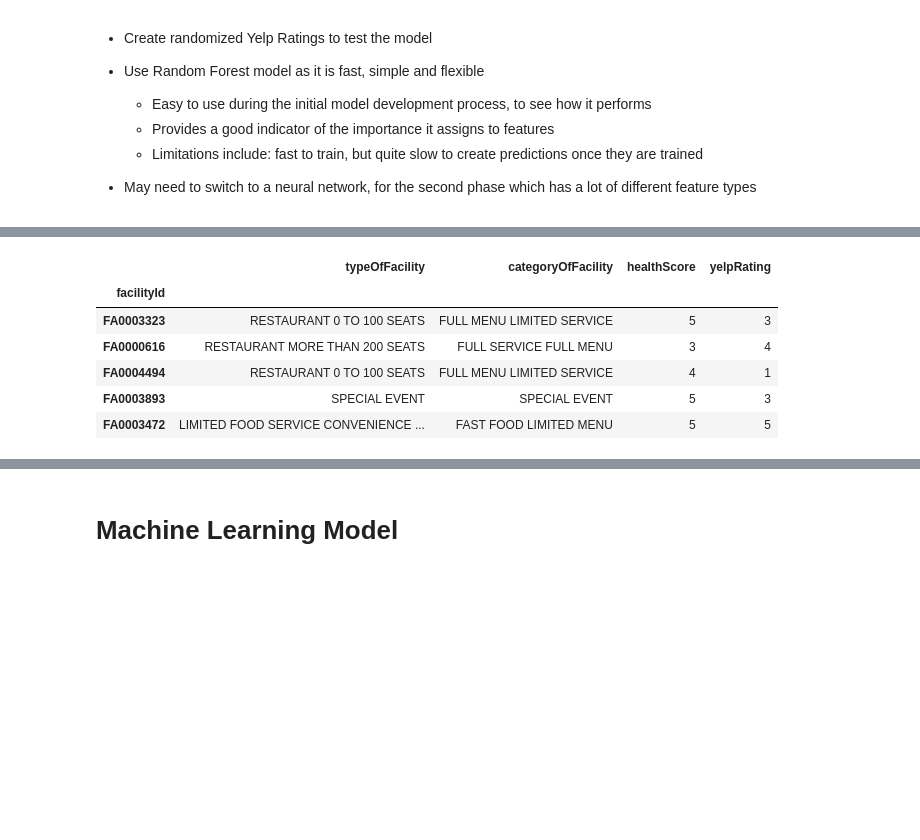
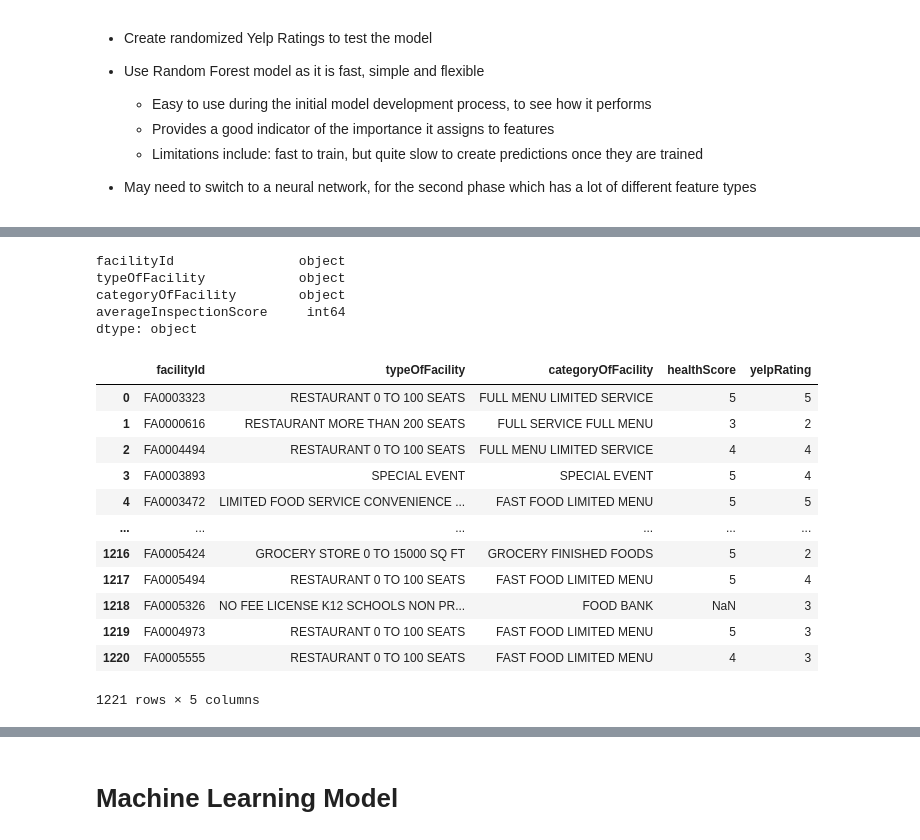
Before and after one commit to kchavez05/boulder-co-health, a Jupyter notebook: Average_scores_by__restaurant.ipynb, the cells around one changed output, grey strips where cells are left out. Cells and saved outputs as stored; diff of their text form; code cells hidden in the pictures; blank space fills up the shorter version.

```diff
--- a/Average_scores_by__restaurant.ipynb
+++ b/Average_scores_by__restaurant.ipynb
@@ -32,5 +32,6 @@ import tensorflow as tf
 test_df = pd.read_csv('average_scores_analysis_test3.csv')
 scores_df=pd.read_csv('facility_ave_insp_score.csv')
 ave_score_df=test_df.set_index('facilityId').join(scores_df.set_index('facilityId'))
-ave_score_df.head()
+ave_score_df=ave_score_df.reset_index()
+ave_score_df
 # %% [output]
@@ -44,18 +51,34 @@ ave_score_df.head()
+# %%
+ave_score_df.dtypes
+# %% [output]
+facilityId                object
+typeOfFacility            object
+categoryOfFacility        object
+averageInspectionScore     int64
+dtype: object
 # %%
 # Bin the average scores from 1-5 according to Boulder County Health Inspection site "5"= Excellent score 0-19, "4" = Good score 20-39, "3" = Fair score 40-69, "2" = Marginal score 70-99, "1" = Unacceptable score >100.
 bins=[0, 20, 40, 70, 100, 1000]
 health_scores = ["5", "4", "3", "2", "1"]
 ave_score_df["healthScore"]=pd.cut(ave_score_df["averageInspectionScore"], bins, labels=health_scores)
+
 ave_score_df. drop("averageInspectionScore", axis=1, inplace=True)
+#ave_score_df=ave_score_df["healthScore"].fillna(0)
 
 # Add fake Yelp ratings
 ave_score_df["yelpRating"]=np.random.randint(1,6, size=len(ave_score_df))
-ave_score_df.head()
+ave_score_df
 # %% [output]
-|  | typeOfFacility | categoryOfFacility | healthScore | yelpRating |
-| facilityId |  |  |  |  |
-| FA0003323 | RESTAURANT 0 TO 100 SEATS | FULL MENU LIMITED SERVICE | 5 | 3 |
-| FA0000616 | RESTAURANT MORE THAN 200 SEATS | FULL SERVICE FULL MENU | 3 | 4 |
-| FA0004494 | RESTAURANT 0 TO 100 SEATS | FULL MENU LIMITED SERVICE | 4 | 1 |
-| FA0003893 | SPECIAL EVENT | SPECIAL EVENT | 5 | 3 |
-| FA0003472 | LIMITED FOOD SERVICE CONVENIENCE ... | FAST FOOD LIMITED MENU | 5 | 5 |
+|  | facilityId | typeOfFacility | categoryOfFacility | healthScore | yelpRating |
+| 0 | FA0003323 | RESTAURANT 0 TO 100 SEATS | FULL MENU LIMITED SERVICE | 5 | 5 |
+| 1 | FA0000616 | RESTAURANT MORE THAN 200 SEATS | FULL SERVICE FULL MENU | 3 | 2 |
+| 2 | FA0004494 | RESTAURANT 0 TO 100 SEATS | FULL MENU LIMITED SERVICE | 4 | 4 |
+| 3 | FA0003893 | SPECIAL EVENT | SPECIAL EVENT | 5 | 4 |
+| 4 | FA0003472 | LIMITED FOOD SERVICE CONVENIENCE ... | FAST FOOD LIMITED MENU | 5 | 5 |
+| ... | ... | ... | ... | ... | ... |
+| 1216 | FA0005424 | GROCERY STORE 0 TO 15000 SQ FT | GROCERY FINISHED FOODS | 5 | 2 |
+| 1217 | FA0005494 | RESTAURANT 0 TO 100 SEATS | FAST FOOD LIMITED MENU | 5 | 4 |
+| 1218 | FA0005326 | NO FEE LICENSE K12 SCHOOLS NON PR... | FOOD BANK | NaN | 3 |
+| 1219 | FA0004973 | RESTAURANT 0 TO 100 SEATS | FAST FOOD LIMITED MENU | 5 | 3 |
+| 1220 | FA0005555 | RESTAURANT 0 TO 100 SEATS | FAST FOOD LIMITED MENU | 4 | 3 |
+1221 rows × 5 columns
```
Also changed, not shown: parts of 9 cells of this notebook.
